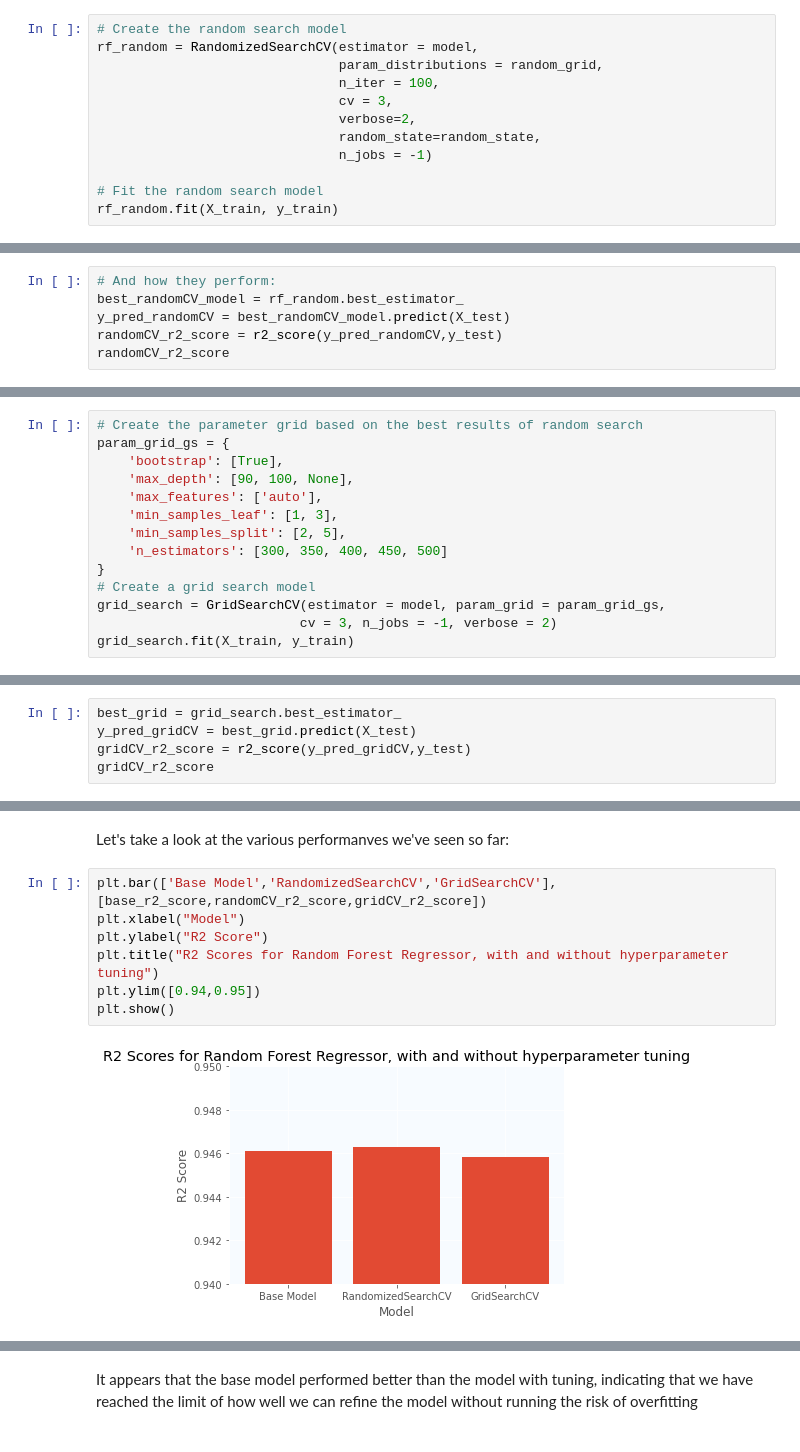
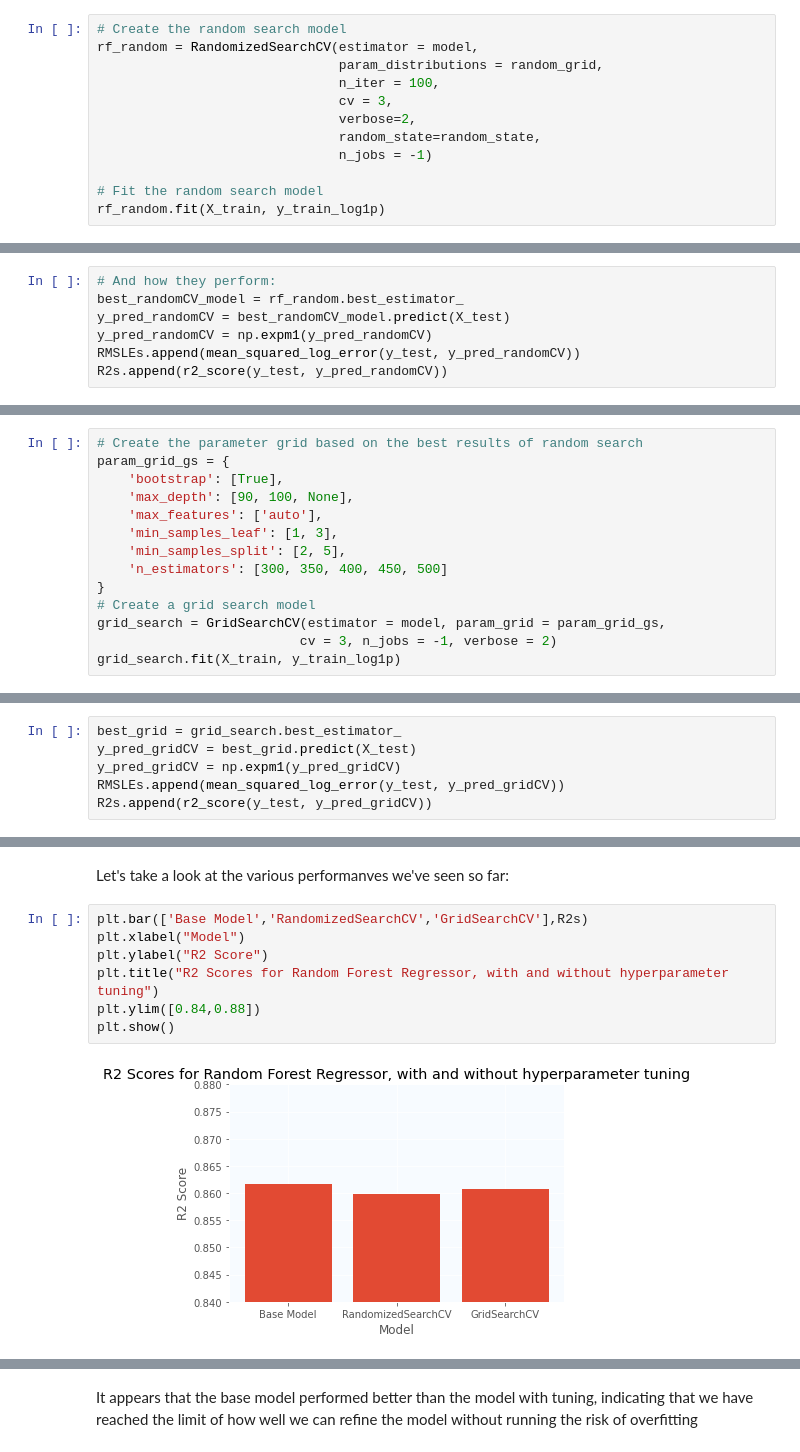
Before and after one commit to COGS118A/Group019-Wi23, a Jupyter notebook: Group19-RandomForest.ipynb, the cells around one changed output, grey strips where cells are left out. Saved outputs shown, nothing was run; the diff lists cells and outputs as text.

Commit message:
Update random forest

```diff
--- a/Group19-RandomForest.ipynb
+++ b/Group19-RandomForest.ipynb
@@ -130,7 +176,7 @@ rf_random = RandomizedSearchCV(estimator = model,
                                n_jobs = -1)
 
 # Fit the random search model
-rf_random.fit(X_train, y_train)
+rf_random.fit(X_train, y_train_log1p)
 # %% [output]
 Fitting 3 folds for each of 100 candidates, totalling 300 fits
 RandomizedSearchCV(cv=3, estimator=RandomForestRegressor(), n_iter=100,
@@ -159,5 +205,6 @@ p_print(rf_random.best_params_)
 # And how they perform:
 best_randomCV_model = rf_random.best_estimator_
 y_pred_randomCV = best_randomCV_model.predict(X_test)
-randomCV_r2_score = r2_score(y_pred_randomCV,y_test)
-randomCV_r2_score
+y_pred_randomCV = np.expm1(y_pred_randomCV)
+RMSLEs.append(mean_squared_log_error(y_test, y_pred_randomCV))
+R2s.append(r2_score(y_test, y_pred_randomCV))
@@ -202,7 +243,7 @@ param_grid_gs = {
 # Create a grid search model
 grid_search = GridSearchCV(estimator = model, param_grid = param_grid_gs,
                           cv = 3, n_jobs = -1, verbose = 2)
-grid_search.fit(X_train, y_train)
+grid_search.fit(X_train, y_train_log1p)
 # %% [output]
 Fitting 3 folds for each of 60 candidates, totalling 180 fits
 GridSearchCV(cv=3, estimator=RandomForestRegressor(), n_jobs=-1,
@@ -223,5 +264,6 @@ p_print(grid_search.best_params_)
 # %%
 best_grid = grid_search.best_estimator_
 y_pred_gridCV = best_grid.predict(X_test)
-gridCV_r2_score = r2_score(y_pred_gridCV,y_test)
-gridCV_r2_score
+y_pred_gridCV = np.expm1(y_pred_gridCV)
+RMSLEs.append(mean_squared_log_error(y_test, y_pred_gridCV))
+R2s.append(r2_score(y_test, y_pred_gridCV))
@@ -245,11 +287,11 @@ plt.show()
 # %% [markdown]
 Let's take a look at the various performanves we've seen so far:
 # %%
-plt.bar(['Base Model','RandomizedSearchCV','GridSearchCV'],[base_r2_score,randomCV_r2_score,gridCV_r2_score])
+plt.bar(['Base Model','RandomizedSearchCV','GridSearchCV'],R2s)
 plt.xlabel("Model")
 plt.ylabel("R2 Score")
 plt.title("R2 Scores for Random Forest Regressor, with and without hyperparameter tuning")
-plt.ylim([0.94,0.95])
+plt.ylim([0.84,0.88])
 plt.show()
 # %% [output]
-[figure, old version]
+[figure, new version]
```
Also changed, not shown: parts of 25 cells of this notebook.
